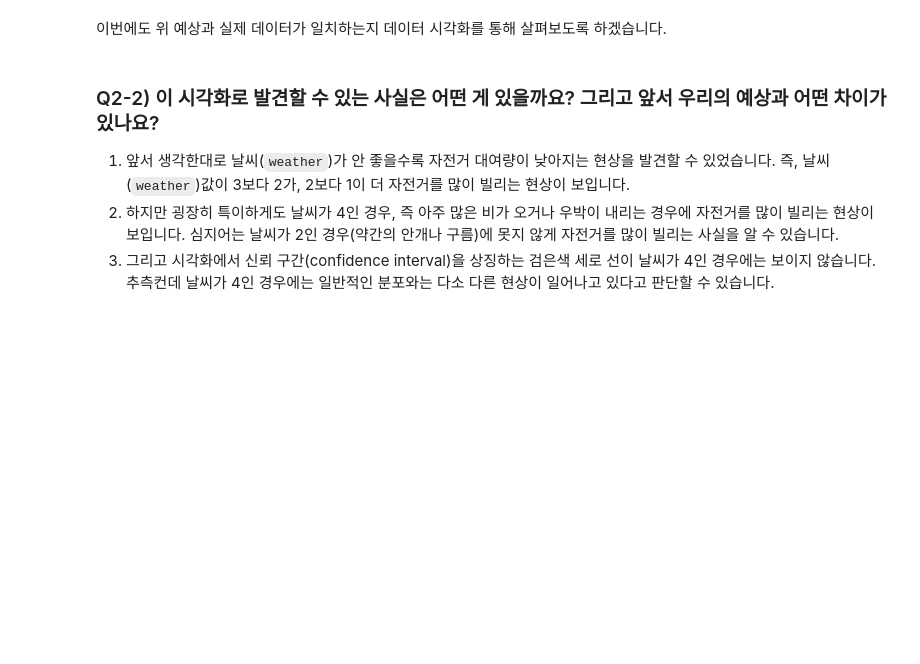
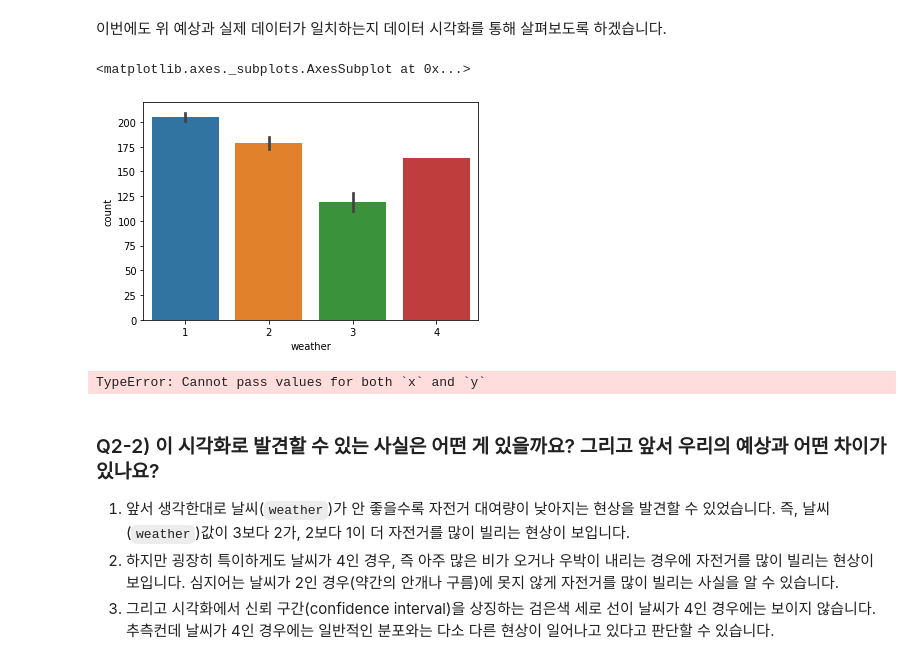
Before and after one commit to neoplane/Class101_DS_School, a Jupyter notebook: Chapter5_bsd_assignment.ipynb, the cells around one changed output. Saved outputs shown, nothing was run; the diff lists cells and outputs as text; code cells hidden in the pictures; blank space fills up the shorter version.

```diff
--- a/Chapter5_bsd_assignment.ipynb
+++ b/Chapter5_bsd_assignment.ipynb
@@ -177,3 +237,12 @@ import matplotlib.pyplot as plt
+# %%
+sns.barplot(data = train, x = 'weather', y = 'count')
+# %% [output]
+<matplotlib.axes._subplots.AxesSubplot at 0x...>
+[figure, added]
+# %%
+sns.countplot(data = train, x = 'weather', y = 'count', hue = 'workingday')
+# %% [output]
+TypeError: Cannot pass values for both `x` and `y`
 # %% [markdown]
 ### Q2-2) 이 시각화로 발견할 수 있는 사실은 어떤 게 있을까요? 그리고 앞서 우리의 예상과 어떤 차이가 있나요?
 
```
Also changed, not shown: parts of 12 cells of this notebook.
